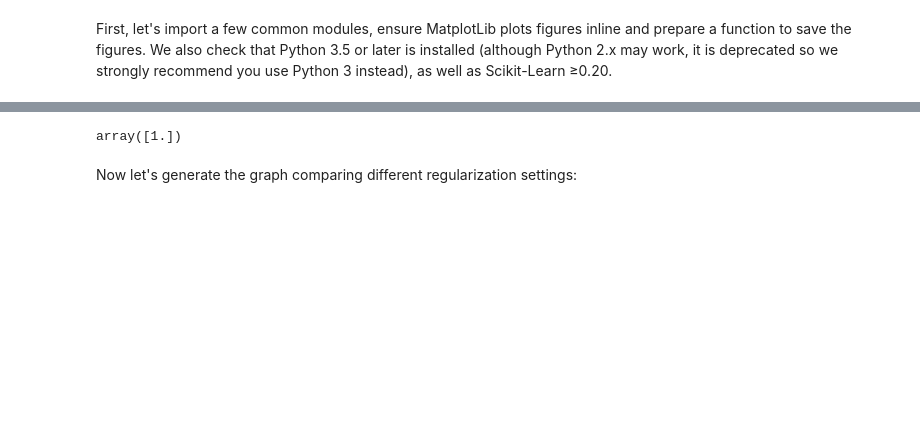
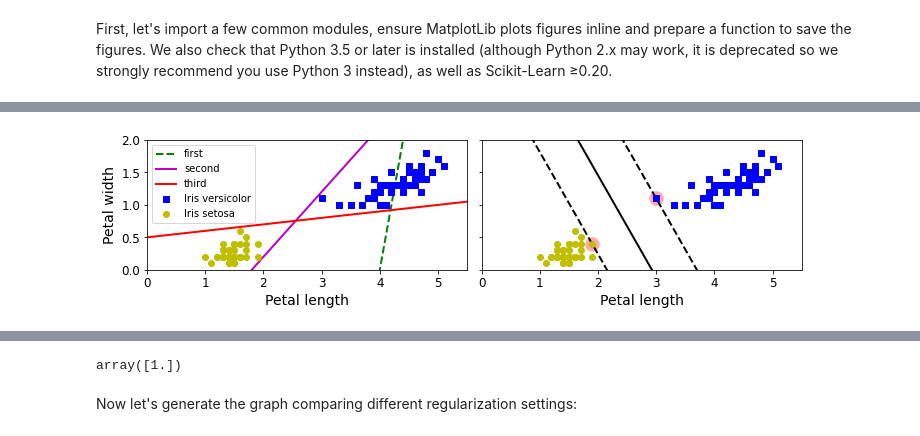
Before and after one commit to fpinell/hands_on_python_for_ds, a Jupyter notebook: notebooks/Lecture_3_support_vector_machines.ipynb, the cells around one changed output, grey strips where cells are left out. Drawn from its saved outputs; the diff is of its cells as text; code cells hidden in the pictures; blank space fills up the shorter version.

```diff
--- a/notebooks/Lecture_3_support_vector_machines.ipynb
+++ b/notebooks/Lecture_3_support_vector_machines.ipynb
@@ -148,0 +125,80 @@ Saving figure large_margin_classification_plot
+# %%
+'''
+We define 3 possible models that can be evaluated against our dataset.
+The performance is visually evaluated.
+The first one (dashed lines) doesn't divide the two classes.
+The second and third work perfectly on this set of instances but their decision
+boundary is so close to instances that they will not perform well on new data.
+
+The plot on the right shows the results of the SVC where the solid line represent
+its decision boundary.
+- It separates the two classes
+- It is far away from the training instances so that if new instances are coming
+they will be probably well classified.
+'''
+
+# Bad models
+x0 = np.linspace(0, 5.5, 200)
+pred_1 = 5*x0 - 20
+pred_2 = x0 - 1.8
+pred_3 = 0.1 * x0 + 0.5
+
+def plot_svc_decision_boundary(svm_clf, xmin, xmax):
+    '''
+    plot the decision boundaries of the classifier
+
+    '''
+    w = svm_clf.coef_[0]
+    print('shape w coef ({},{})'.format(svm_clf.coef_.shape[0],svm_clf.coef_.shape[1]))
+    # coef_ndarray of shape (n_classes * (n_classes - 1) / 2, n_features)
+    # 2 * 1 / 2, 2
+    # Weights assigned to the features (coefficients in the primal problem). This is only available in the case of a linear kernel.
+    # coef_ is a readonly property derived from dual_coef_ and support_vectors_.
+
+    b = svm_clf.intercept_[0]
+    # intercept_ndarray of shape (n_classes * (n_classes - 1) / 2,)
+    # Constants in decision function.
+    print('shape b coef ({},{})'.format(svm_clf.intercept_.shape[0],svm_clf.coef_.shape[1]))
+
+
+    # At the decision boundary, w0*x0 + w1*x1 + b = 0
+    # => x1 = -w0/w1 * x0 - b/w1
+    x0 = np.linspace(xmin, xmax, 200)
+    decision_boundary = -w[0]/w[1] * x0 - b/w[1]
+
+    margin = 1/w[1]
+    gutter_up = decision_boundary + margin
+    gutter_down = decision_boundary - margin
+
+    svs = svm_clf.support_vectors_
+
+    #The instances that "support" the decision boundary
+
+    plt.scatter(svs[:, 0], svs[:, 1], s=180, facecolors='#FFAAAA')
+    plt.plot(x0, decision_boundary, "k-", linewidth=2)
+    plt.plot(x0, gutter_up, "k--", linewidth=2)
+    plt.plot(x0, gutter_down, "k--", linewidth=2)
+
+fig, axes = plt.subplots(ncols=2, figsize=(10,2.7), sharey=True)
+
+plt.sca(axes[0])
+plt.plot(x0, pred_1, "g--", linewidth=2, label='first')
+plt.plot(x0, pred_2, "m-", linewidth=2, label='second')
+plt.plot(x0, pred_3, "r-", linewidth=2, label='third')
+plt.plot(X[:, 0][y==1], X[:, 1][y==1], "bs", label="Iris versicolor")
+plt.plot(X[:, 0][y==0], X[:, 1][y==0], "yo", label="Iris setosa")
+plt.xlabel("Petal length", fontsize=14)
+plt.ylabel("Petal width", fontsize=14)
+plt.legend(loc="upper left", fontsize=10)
+plt.axis([0, 5.5, 0, 2])
+
+plt.sca(axes[1])
+plot_svc_decision_boundary(svm_clf, 0, 5.5)
+plt.plot(X[:, 0][y==1], X[:, 1][y==1], "bs")
+plt.plot(X[:, 0][y==0], X[:, 1][y==0], "yo")
+plt.xlabel("Petal length", fontsize=14)
+plt.axis([0, 5.5, 0, 2])
+
+save_fig("large_margin_classification_plot")
+plt.show()
+# %% [output]
@@ -148,0 +208 @@ Saving figure large_margin_classification_plot
+[figure, added]
```
Also changed, not shown: parts of 31 cells of this notebook.
